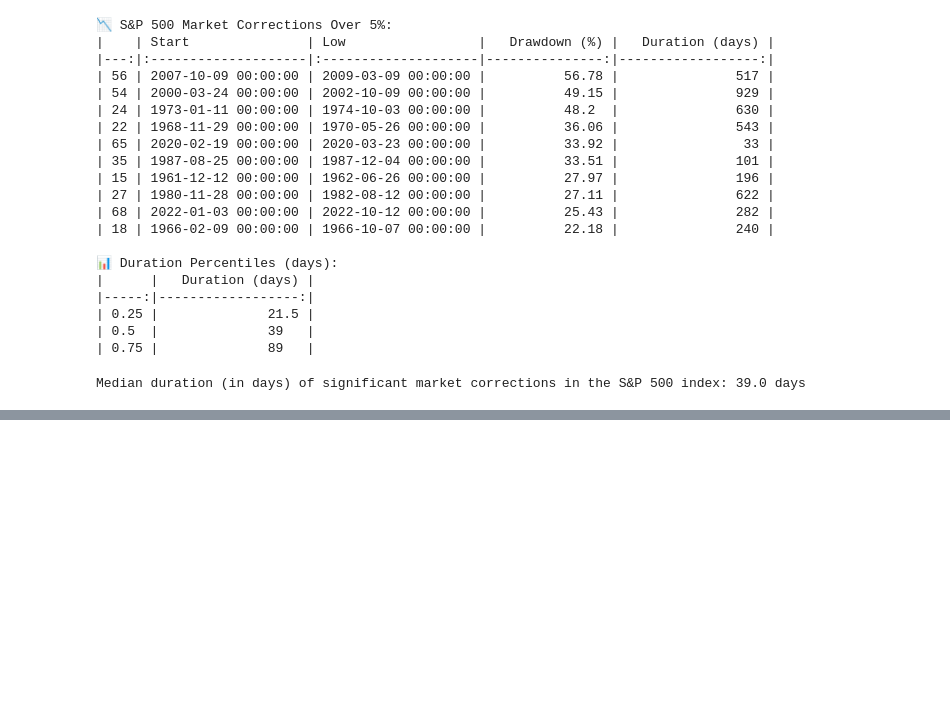
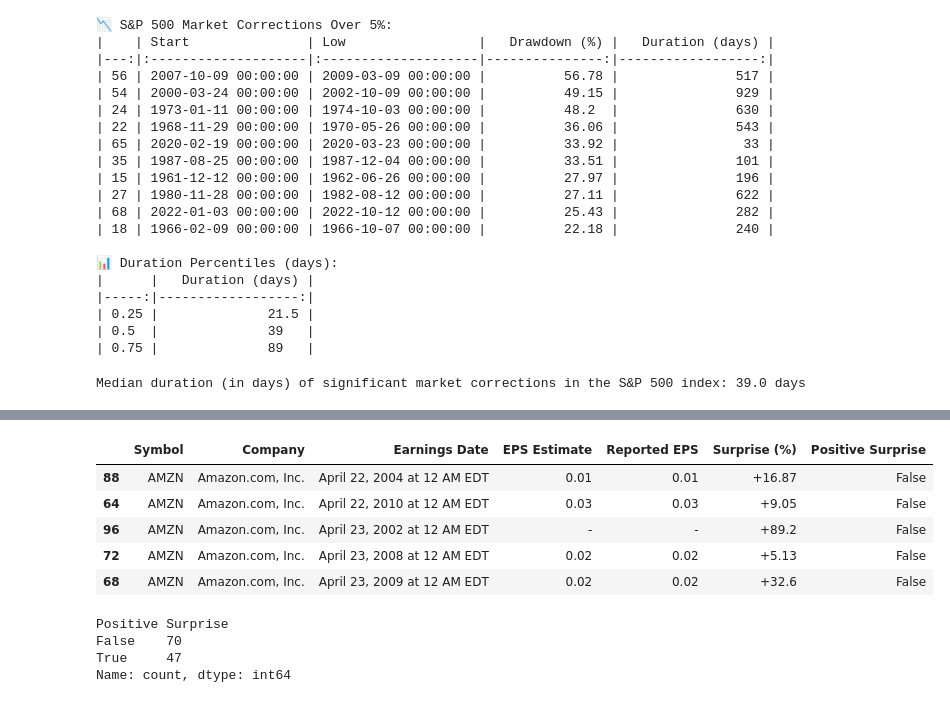
Before and after one commit to terry07/sk_learn_path, a Jupyter notebook: courses/pyinvest/pyinvest_hw1.ipynb, the cells around one changed output, grey strips where cells are left out. Drawn from its saved outputs; the diff is of its cells as text; code cells hidden in the pictures; blank space fills up the shorter version.

```diff
--- a/courses/pyinvest/pyinvest_hw1.ipynb
+++ b/courses/pyinvest/pyinvest_hw1.ipynb
@@ -373,0 +379,5 @@ Median duration (in days) of significant market corrections in the S&P 500 index
+# %%
+# Step 1: Load earnings data
+earnings_df = pd.read_csv("ha1_Amazon.csv", delimiter=';')#, parse_dates=['Earnings Date'])
+earnings_df = earnings_df.sort_values('Earnings Date')
+earnings_df.head()
@@ -373,0 +391,17 @@ Median duration (in days) of significant market corrections in the S&P 500 index
+# %%
+earnings_df['Positive Surprise'] = earnings_df['Reported EPS'] > earnings_df['EPS Estimate'] #| (earnings_df['Surprise (%)'] > 0)
+earnings_df.head()
+# %% [output]
+|  | Symbol | Company | Earnings Date | EPS Estimate | Reported EPS | Surprise (%) | Positive Surprise |
+| 88 | AMZN | Amazon.com, Inc. | April 22, 2004 at 12 AM EDT | 0.01 | 0.01 | +16.87 | False |
+| 64 | AMZN | Amazon.com, Inc. | April 22, 2010 at 12 AM EDT | 0.03 | 0.03 | +9.05 | False |
+| 96 | AMZN | Amazon.com, Inc. | April 23, 2002 at 12 AM EDT | - | - | +89.2 | False |
+| 72 | AMZN | Amazon.com, Inc. | April 23, 2008 at 12 AM EDT | 0.02 | 0.02 | +5.13 | False |
+| 68 | AMZN | Amazon.com, Inc. | April 23, 2009 at 12 AM EDT | 0.02 | 0.02 | +32.6 | False |
+# %%
+earnings_df["Positive Surprise"].value_counts()
+# %% [output]
+Positive Surprise
+False    70
+True     47
+Name: count, dtype: int64
```
Also changed, not shown: parts of 17 cells of this notebook, 1 other file.
